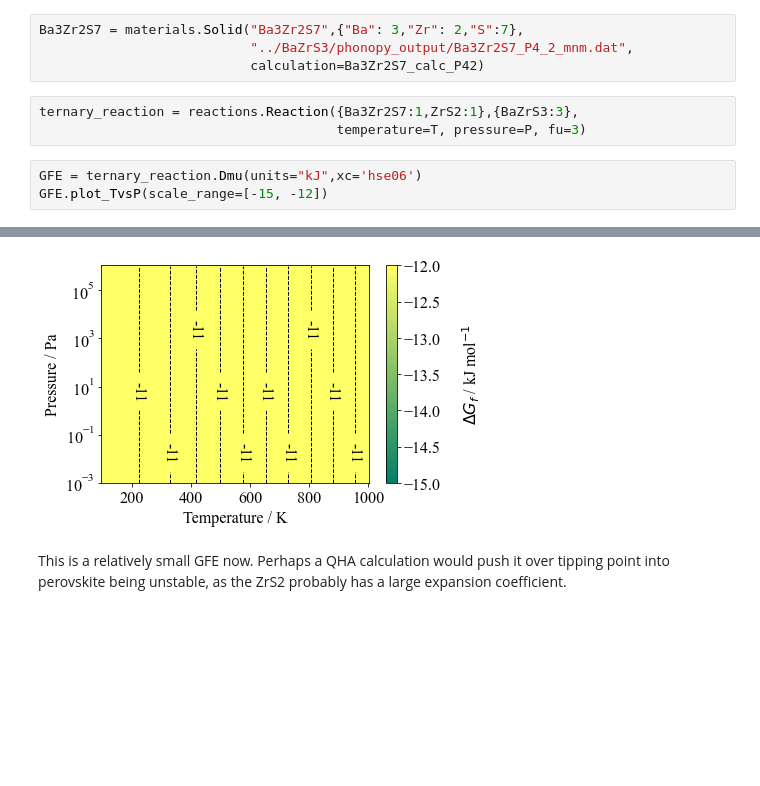
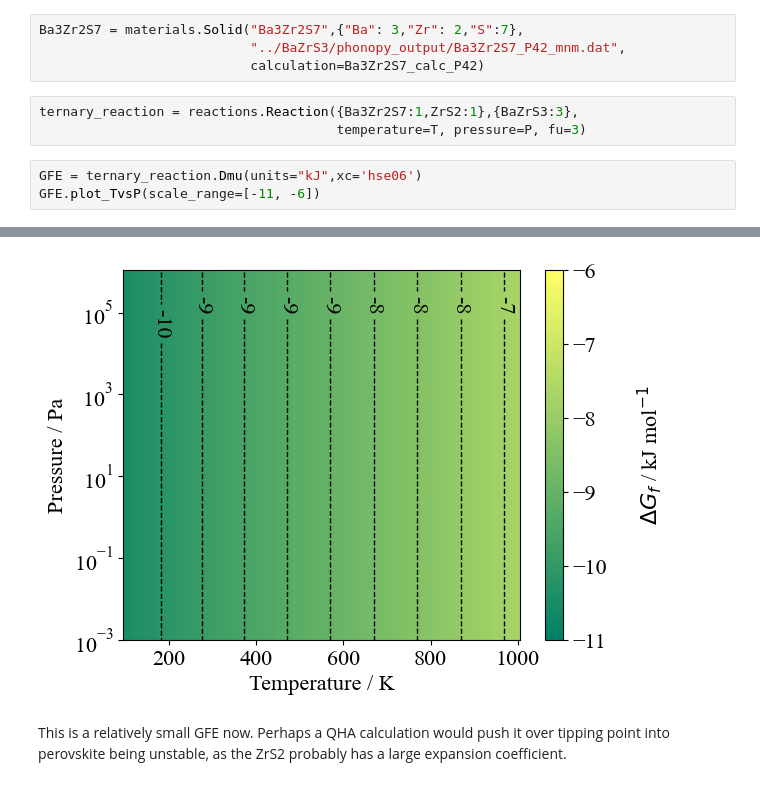
Before and after one commit to NU-CEM/ThermoPot, a Jupyter notebook: BaZrS3/BaZrS3_hse06.ipynb, the cells around one changed output, grey strips where cells are left out. Drawn from its saved outputs; the diff is of its cells as text; blank space fills up the shorter version.

```diff
--- a/BaZrS3/BaZrS3_hse06.ipynb
+++ b/BaZrS3/BaZrS3_hse06.ipynb
@@ -318,12 +324,12 @@ These are all very close in energy - 5 meV per atom!!!
 -0.005968222685623914
 # %%
 Ba3Zr2S7 = materials.Solid("Ba3Zr2S7",{"Ba": 3,"Zr": 2,"S":7},
-                           "../BaZrS3/phonopy_output/Ba3Zr2S7_P4_2_mnm.dat",
+                           "../BaZrS3/phonopy_output/Ba3Zr2S7_P42_mnm.dat",
                            calculation=Ba3Zr2S7_calc_P42)
 # %%
 ternary_reaction = reactions.Reaction({Ba3Zr2S7:1,ZrS2:1},{BaZrS3:3},
                                       temperature=T, pressure=P, fu=3)
 # %%
 GFE = ternary_reaction.Dmu(units="kJ",xc='hse06')
-GFE.plot_TvsP(scale_range=[-15, -12])
+GFE.plot_TvsP(scale_range=[-11, -6])
 # %% [output]
@@ -331,4 +337,4 @@ GFE.plot_TvsP(scale_range=[-15, -12])
-[figure, old version]
+[figure, new version]
 # %% [markdown]
 This is a relatively small GFE now. Perhaps a QHA calculation would push it over tipping point into perovskite being unstable, as the ZrS2 probably has a large expansion coefficient.
 # %% [markdown]
```
Also changed, not shown: parts of 39 cells of this notebook, 2 other files.
